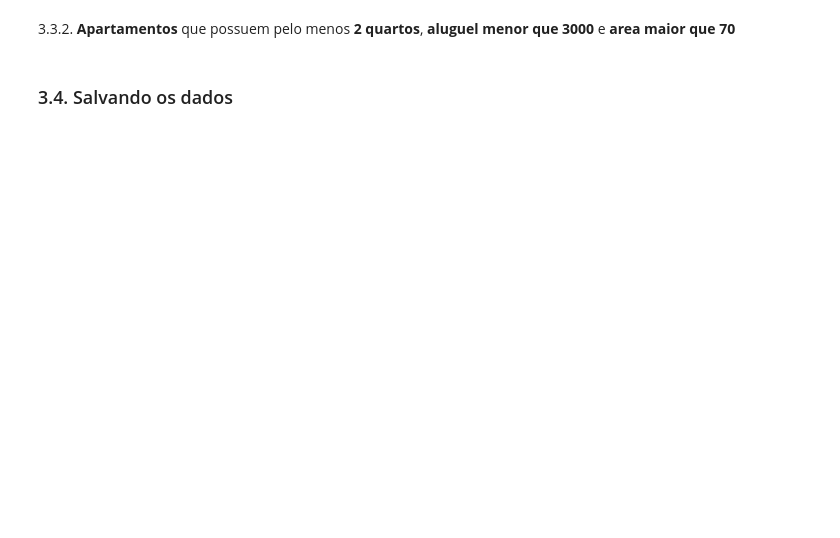
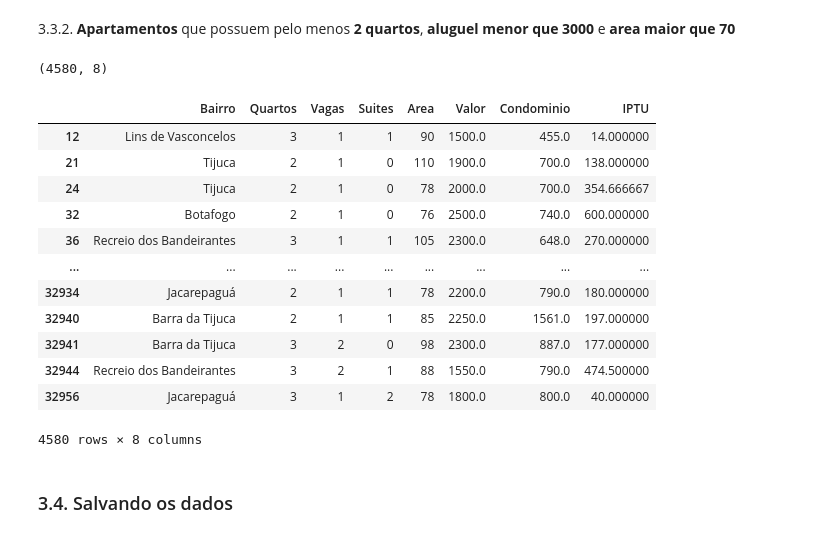
Before and after one commit to KaelDucatti/estudos-ds, a Jupyter notebook: python_for_ds/04_pandas_first_step/notebook_inicial.ipynb, the cells around one changed output. Drawn from its saved outputs; the diff is of its cells as text; code cells hidden in the pictures; blank space fills up the shorter version.

```diff
--- a/python_for_ds/04_pandas_start/notebook_inicial.ipynb
+++ b/python_for_ds/04_pandas_first_step/notebook_inicial.ipynb
@@ -452,4 +518,29 @@ dtype: int64
 # %% [markdown]
 3.3.2. **Apartamentos** que possuem pelo menos **2 quartos**, **aluguel menor que 3000** e **area maior que 70**
+# %%
+filter_two = interpolate_apartamentos[
+    (interpolate_apartamentos['Quartos'] >= 2)
+    &
+    (interpolate_apartamentos['Valor'] < 3000)
+    &
+    (interpolate_apartamentos['Area'] > 70)
+]
+print(filter_two.shape)
+filter_two
+# %% [output]
+(4580, 8)
+|  | Bairro | Quartos | Vagas | Suites | Area | Valor | Condominio | IPTU |
+| 12 | Lins de Vasconcelos | 3 | 1 | 1 | 90 | 1500.0 | 455.0 | 14.000000 |
+| 21 | Tijuca | 2 | 1 | 0 | 110 | 1900.0 | 700.0 | 138.000000 |
+| 24 | Tijuca | 2 | 1 | 0 | 78 | 2000.0 | 700.0 | 354.666667 |
+| 32 | Botafogo | 2 | 1 | 0 | 76 | 2500.0 | 740.0 | 600.000000 |
+| 36 | Recreio dos Bandeirantes | 3 | 1 | 1 | 105 | 2300.0 | 648.0 | 270.000000 |
+| ... | ... | ... | ... | ... | ... | ... | ... | ... |
+| 32934 | Jacarepaguá | 2 | 1 | 1 | 78 | 2200.0 | 790.0 | 180.000000 |
+| 32940 | Barra da Tijuca | 2 | 1 | 1 | 85 | 2250.0 | 1561.0 | 197.000000 |
+| 32941 | Barra da Tijuca | 3 | 2 | 0 | 98 | 2300.0 | 887.0 | 177.000000 |
+| 32944 | Recreio dos Bandeirantes | 3 | 2 | 1 | 88 | 1550.0 | 790.0 | 474.500000 |
+| 32956 | Jacarepaguá | 3 | 1 | 2 | 78 | 1800.0 | 800.0 | 40.000000 |
+4580 rows × 8 columns
 # %% [markdown]
 ### 3.4. Salvando os dados
```
Also changed, not shown: parts of 11 cells of this notebook, 3 other files.
